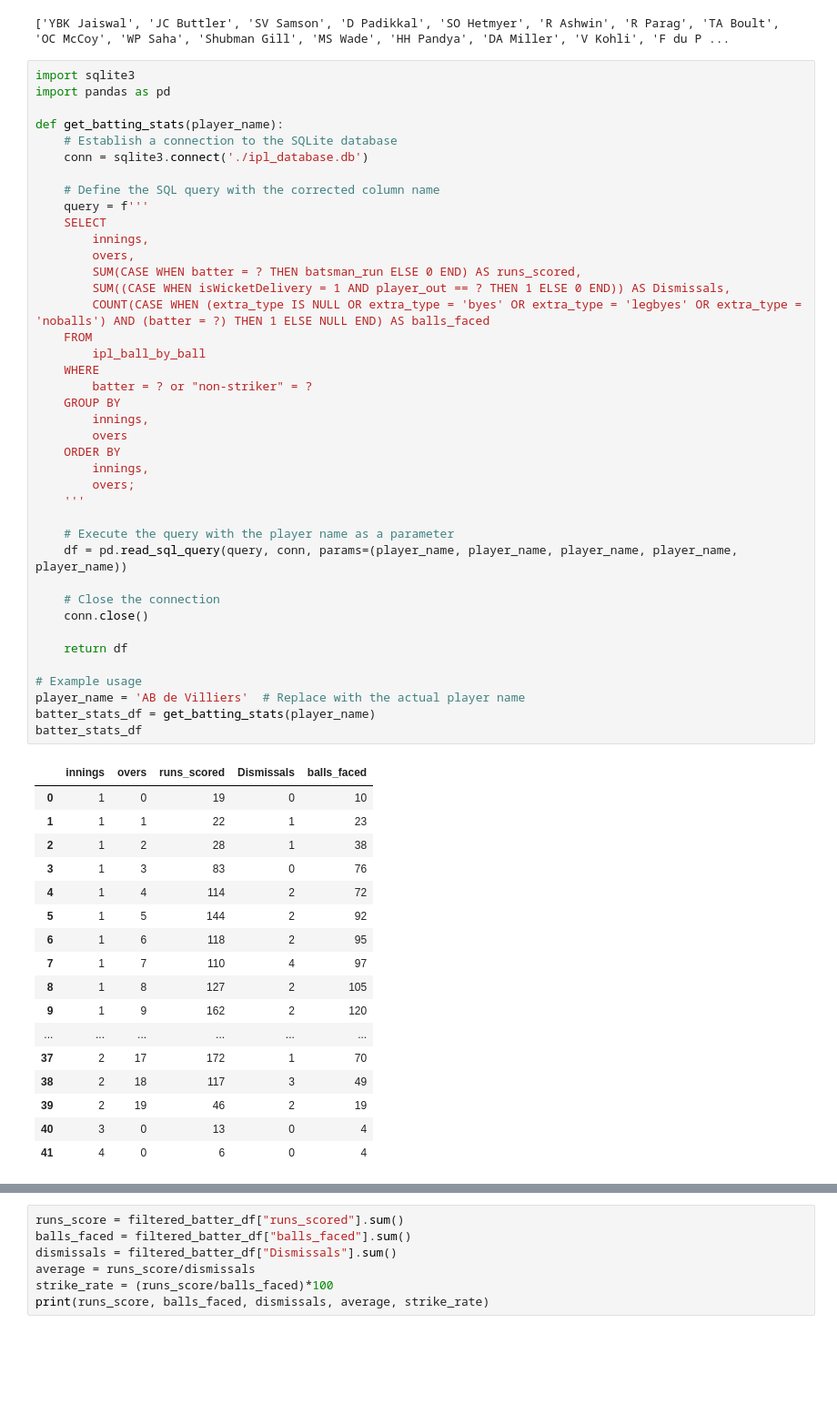
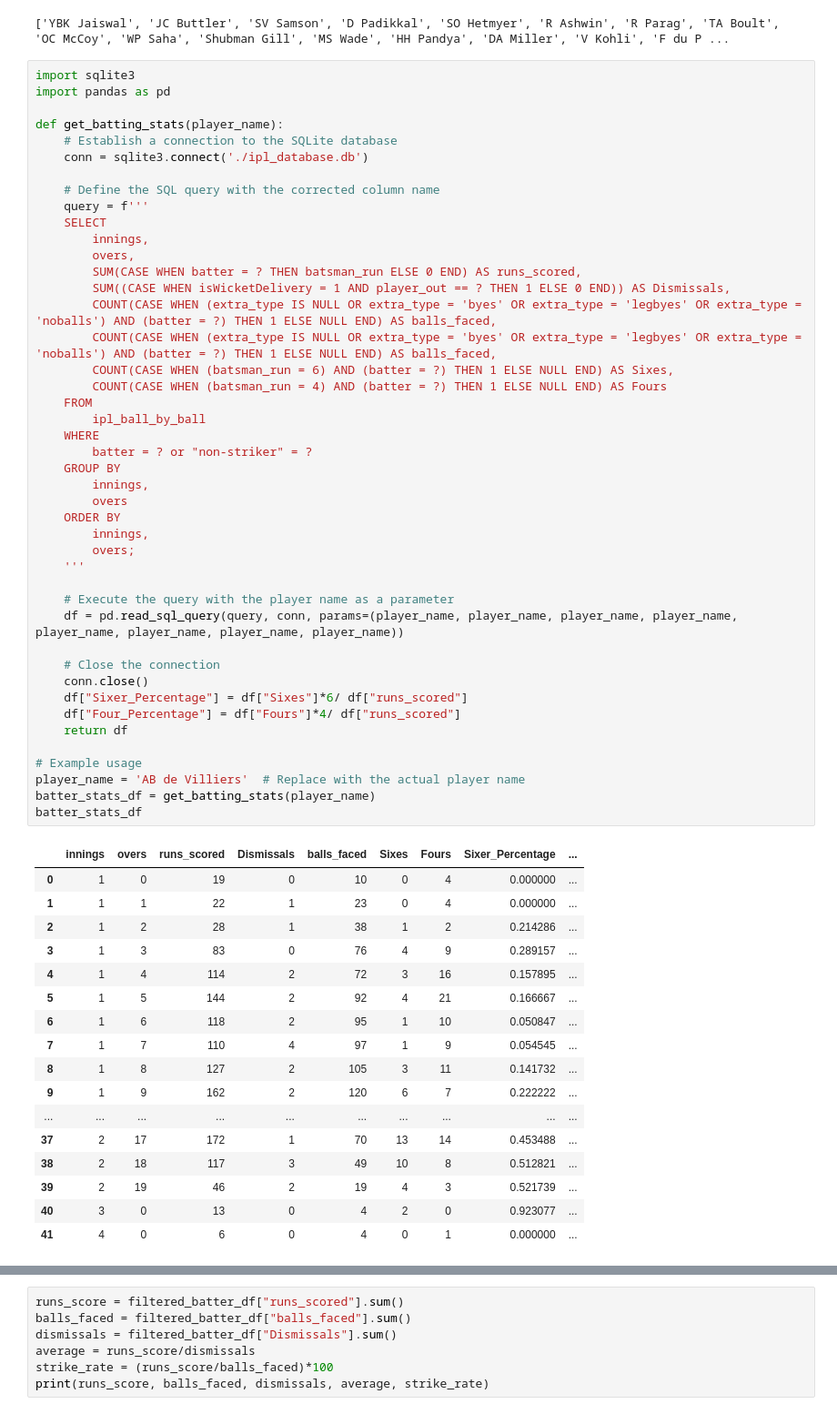
Before and after one commit to anubrotoGhose/IPL-Top-Players, a Jupyter notebook: IPL Batting Performance-Extra.ipynb, the cells around one changed output, grey strips where cells are left out. Shown at 91% size. Cells and saved outputs as stored; diff of their text form; blank space fills up the shorter version.

```diff
--- a/IPL Batting Performance-Extra.ipynb
+++ b/IPL Batting Performance-Extra.ipynb
@@ -48,53 +48,57 @@ def get_batting_stats(player_name):
     # Define the SQL query with the corrected column name
     query = f'''
     SELECT
         innings,
         overs,
         SUM(CASE WHEN batter = ? THEN batsman_run ELSE 0 END) AS runs_scored,
         SUM((CASE WHEN isWicketDelivery = 1 AND player_out == ? THEN 1 ELSE 0 END)) AS Dismissals,
-        COUNT(CASE WHEN (extra_type IS NULL OR extra_type = 'byes' OR extra_type = 'legbyes' OR extra_type = 'noballs') AND (batter = ?) THEN 1 ELSE NULL END) AS balls_faced
+        COUNT(CASE WHEN (extra_type IS NULL OR extra_type = 'byes' OR extra_type = 'legbyes' OR extra_type = 'noballs') AND (batter = ?) THEN 1 ELSE NULL END) AS balls_faced,
+        COUNT(CASE WHEN (extra_type IS NULL OR extra_type = 'byes' OR extra_type = 'legbyes' OR extra_type = 'noballs') AND (batter = ?) THEN 1 ELSE NULL END) AS balls_faced,
+        COUNT(CASE WHEN (batsman_run = 6) AND (batter = ?) THEN 1 ELSE NULL END) AS Sixes,
+        COUNT(CASE WHEN (batsman_run = 4) AND (batter = ?) THEN 1 ELSE NULL END) AS Fours
     FROM
         ipl_ball_by_ball
     WHERE
         batter = ? or "non-striker" = ?
     GROUP BY
         innings,
         overs
     ORDER BY
         innings,
         overs;
     '''
 
     # Execute the query with the player name as a parameter
-    df = pd.read_sql_query(query, conn, params=(player_name, player_name, player_name, player_name, player_name))
+    df = pd.read_sql_query(query, conn, params=(player_name, player_name, player_name, player_name, player_name, player_name, player_name, player_name))
 
     # Close the connection
     conn.close()
-
+    df["Sixer_Percentage"] = df["Sixes"]*6/ df["runs_scored"]
+    df["Four_Percentage"] = df["Fours"]*4/ df["runs_scored"]
     return df
 
 # Example usage
 player_name = 'AB de Villiers'  # Replace with the actual player name
 batter_stats_df = get_batting_stats(player_name)
 batter_stats_df
 # %% [output]
-|  | innings | overs | runs_scored | Dismissals | balls_faced |
-| 0 | 1 | 0 | 19 | 0 | 10 |
-| 1 | 1 | 1 | 22 | 1 | 23 |
-| 2 | 1 | 2 | 28 | 1 | 38 |
-| 3 | 1 | 3 | 83 | 0 | 76 |
-| 4 | 1 | 4 | 114 | 2 | 72 |
-| 5 | 1 | 5 | 144 | 2 | 92 |
-| 6 | 1 | 6 | 118 | 2 | 95 |
-| 7 | 1 | 7 | 110 | 4 | 97 |
-| 8 | 1 | 8 | 127 | 2 | 105 |
-| 9 | 1 | 9 | 162 | 2 | 120 |
-| ... | ... | ... | ... | ... | ... |
-| 37 | 2 | 17 | 172 | 1 | 70 |
-| 38 | 2 | 18 | 117 | 3 | 49 |
-| 39 | 2 | 19 | 46 | 2 | 19 |
-| 40 | 3 | 0 | 13 | 0 | 4 |
-| 41 | 4 | 0 | 6 | 0 | 4 |
+|  | innings | overs | runs_scored | Dismissals | balls_faced | Sixes | Fours | Sixer_Percentage | ... |
+| 0 | 1 | 0 | 19 | 0 | 10 | 0 | 4 | 0.000000 | ... |
+| 1 | 1 | 1 | 22 | 1 | 23 | 0 | 4 | 0.000000 | ... |
+| 2 | 1 | 2 | 28 | 1 | 38 | 1 | 2 | 0.214286 | ... |
+| 3 | 1 | 3 | 83 | 0 | 76 | 4 | 9 | 0.289157 | ... |
+| 4 | 1 | 4 | 114 | 2 | 72 | 3 | 16 | 0.157895 | ... |
+| 5 | 1 | 5 | 144 | 2 | 92 | 4 | 21 | 0.166667 | ... |
+| 6 | 1 | 6 | 118 | 2 | 95 | 1 | 10 | 0.050847 | ... |
+| 7 | 1 | 7 | 110 | 4 | 97 | 1 | 9 | 0.054545 | ... |
+| 8 | 1 | 8 | 127 | 2 | 105 | 3 | 11 | 0.141732 | ... |
+| 9 | 1 | 9 | 162 | 2 | 120 | 6 | 7 | 0.222222 | ... |
+| ... | ... | ... | ... | ... | ... | ... | ... | ... | ... |
+| 37 | 2 | 17 | 172 | 1 | 70 | 13 | 14 | 0.453488 | ... |
+| 38 | 2 | 18 | 117 | 3 | 49 | 10 | 8 | 0.512821 | ... |
+| 39 | 2 | 19 | 46 | 2 | 19 | 4 | 3 | 0.521739 | ... |
+| 40 | 3 | 0 | 13 | 0 | 4 | 2 | 0 | 0.923077 | ... |
+| 41 | 4 | 0 | 6 | 0 | 4 | 0 | 1 | 0.000000 | ... |
 # %%
 # Assuming you have a DataFrame named batter_stats_df
 # Filter the DataFrame based on innings, overs range, and runs scored
```
Also changed, not shown: parts of 64 cells of this notebook, 1 other file.
